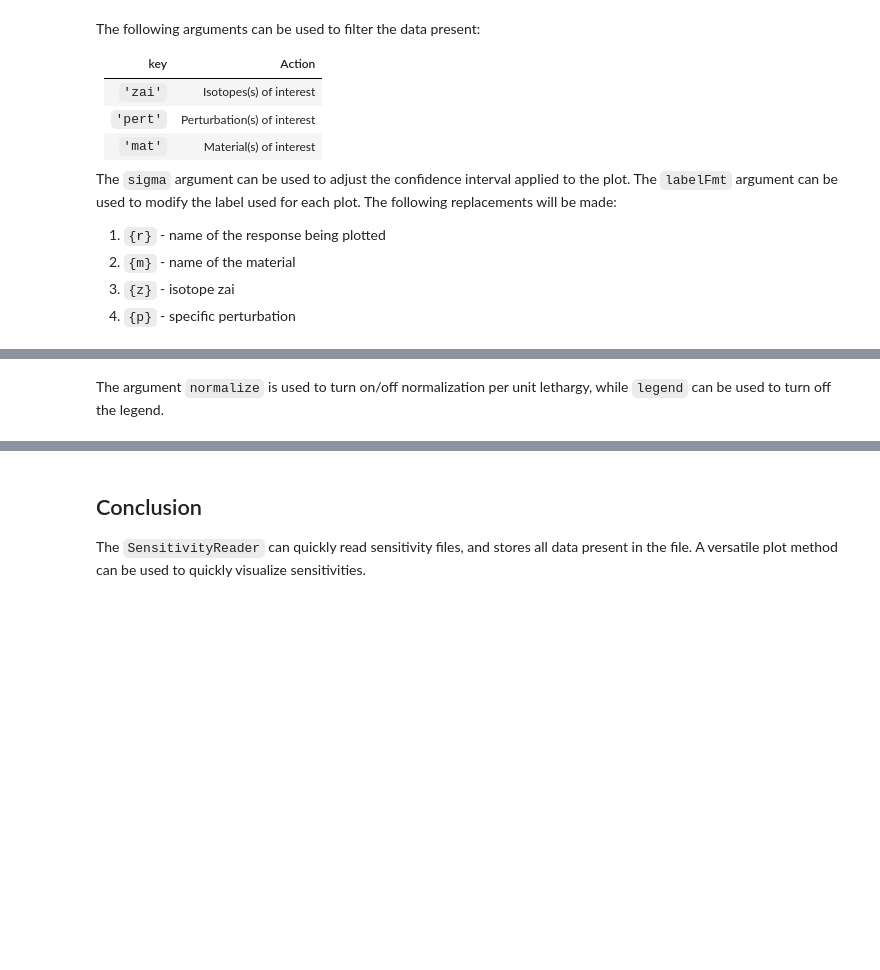
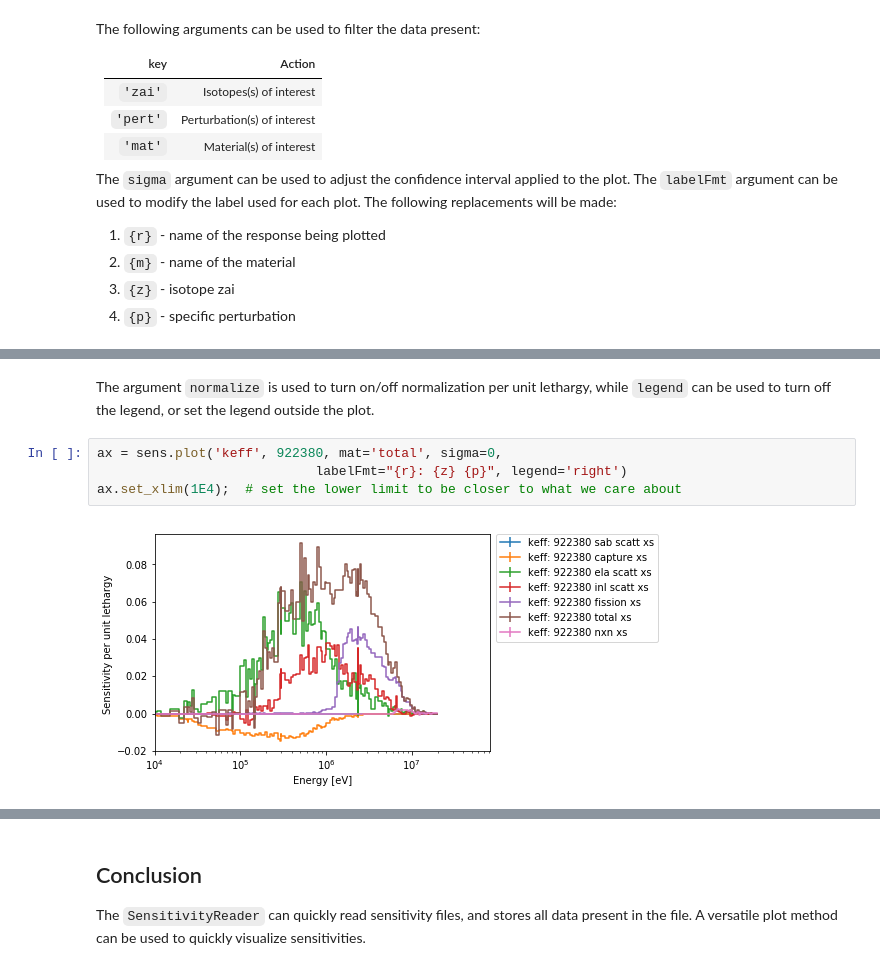
Before and after one commit to CORE-GATECH-GROUP/serpent-tools, a Jupyter notebook: examples/Sensitivity.ipynb, the cells around one changed output, grey strips where cells are left out. Drawn from its saved outputs; the diff is of its cells as text; blank space fills up the shorter version.

```diff
--- a/examples/Sensitivity.ipynb
+++ b/examples/Sensitivity.ipynb
@@ -103,3 +103,9 @@ ax.set_xlim(1E4);  # set the lower limit to be closer to what we care about
 # %% [markdown]
-The argument `normalize` is used to turn on/off normalization per unit lethargy, while `legend` can be used to turn off the legend.
+The argument `normalize` is used to turn on/off normalization per unit lethargy, while `legend` can be used to turn off the legend, or set the legend outside the plot.
+# %%
+ax = sens.plot('keff', 922380, mat='total', sigma=0,
+                            labelFmt="{r}: {z} {p}", legend='right')
+ax.set_xlim(1E4);  # set the lower limit to be closer to what we care about
+# %% [output]
+[figure, added]
 # %%
```
Also changed, not shown: parts of 4 cells of this notebook, 10 other files.
